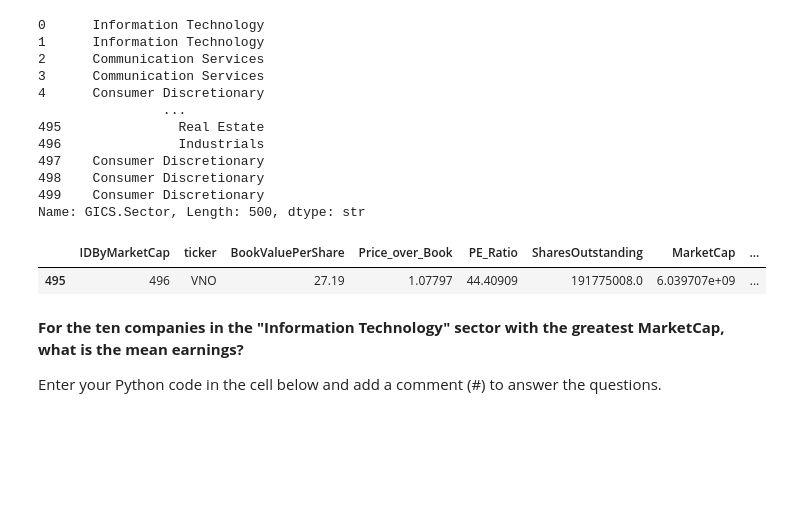
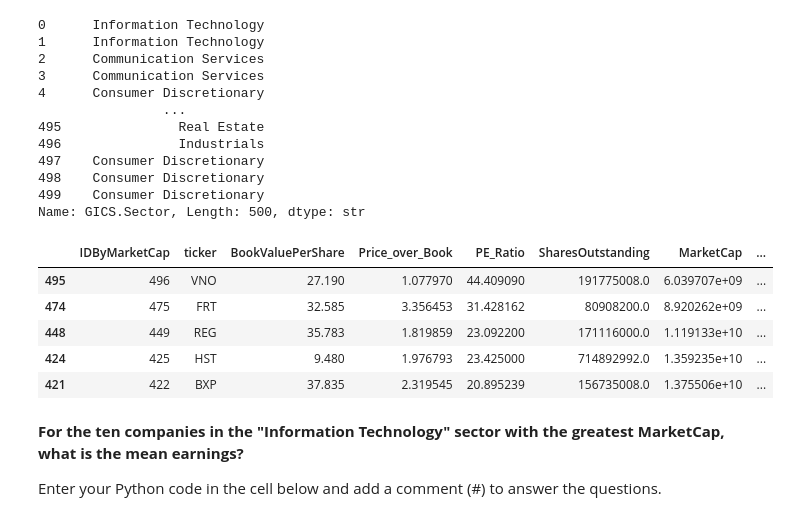
Before and after one commit to Colin7537/Programming-for-Analytics_ChanjoongKim, a Jupyter notebook: Session_3_Recap,_Debugging,_Logical_Operations_and_Markdown.ipynb, the cells around one changed output. Cells and saved outputs as stored; diff of their text form; code cells hidden in the pictures; blank space fills up the shorter version.

```diff
--- a/Session_3_Recap,_Debugging,_Logical_Operations_and_Markdown.ipynb
+++ b/Session_3_Recap,_Debugging,_Logical_Operations_and_Markdown.ipynb
@@ -167,10 +167,14 @@ sp500df['GICS.Sector']
 Name: GICS.Sector, Length: 500, dtype: str
 # %%
 sp500df[sp500df['GICS.Sector'] == 'Real Estate'].sort_values(by='MarketCap', ascending=True).head(1)['Company']
-sp500df[sp500df['GICS.Sector'] == 'Real Estate'].nsmallest(1, 'MarketCap')
+sp500df[sp500df['GICS.Sector'] == 'Real Estate'].nsmallest(5, 'MarketCap')
 # %% [output]
 |  | IDByMarketCap | ticker | BookValuePerShare | Price_over_Book | PE_Ratio | SharesOutstanding | MarketCap | ... |
-| 495 | 496 | VNO | 27.19 | 1.07797 | 44.40909 | 191775008.0 | 6.039707e+09 | ... |
+| 495 | 496 | VNO | 27.190 | 1.077970 | 44.409090 | 191775008.0 | 6.039707e+09 | ... |
+| 474 | 475 | FRT | 32.585 | 3.356453 | 31.428162 | 80908200.0 | 8.920262e+09 | ... |
+| 448 | 449 | REG | 35.783 | 1.819859 | 23.092200 | 171116000.0 | 1.119133e+10 | ... |
+| 424 | 425 | HST | 9.480 | 1.976793 | 23.425000 | 714892992.0 | 1.359235e+10 | ... |
+| 421 | 422 | BXP | 37.835 | 2.319545 | 20.895239 | 156735008.0 | 1.375506e+10 | ... |
 # %% [markdown]
 **For the ten companies in the "Information Technology" sector with the greatest MarketCap, what is the mean earnings?**
 
```
Also changed, not shown: 3 other files.
